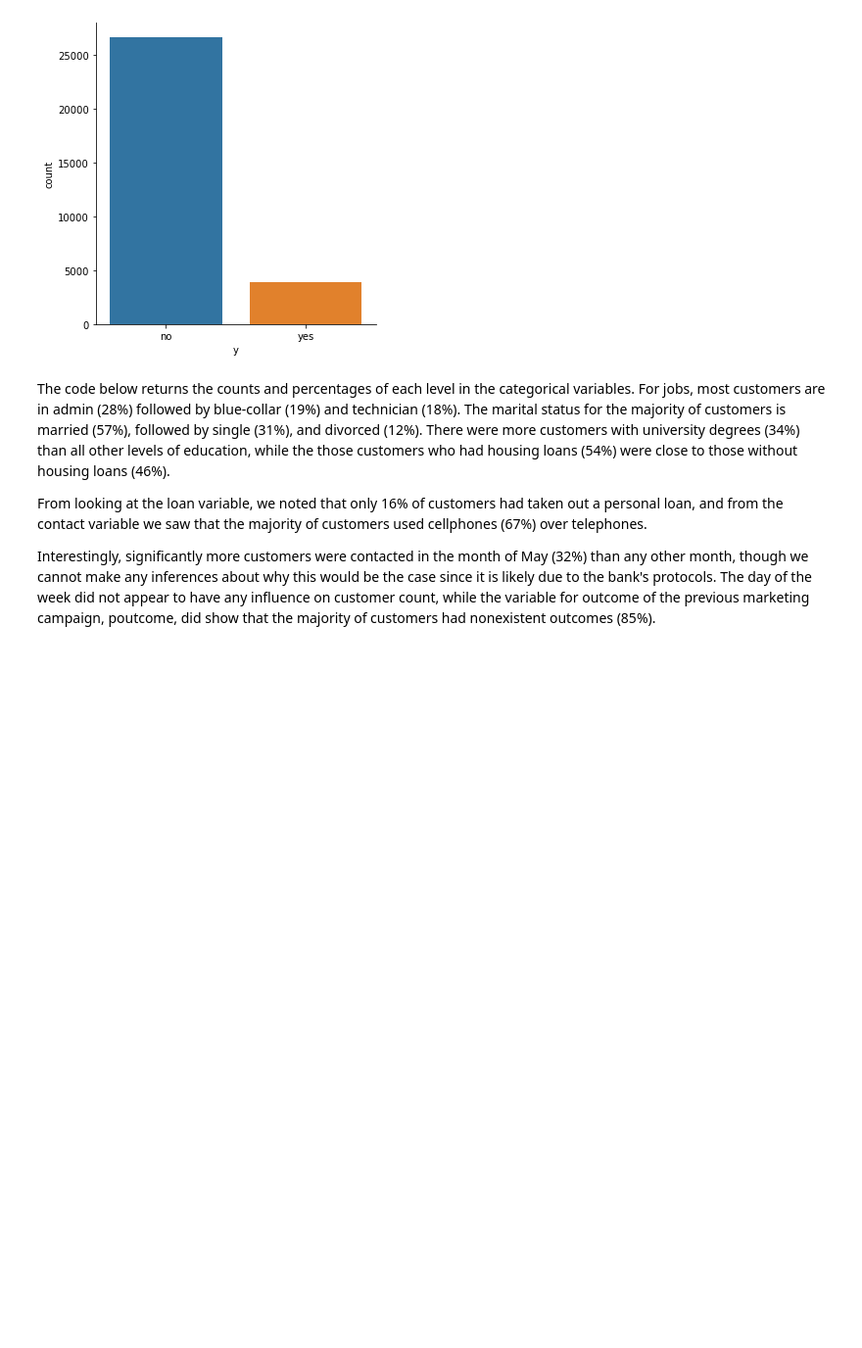
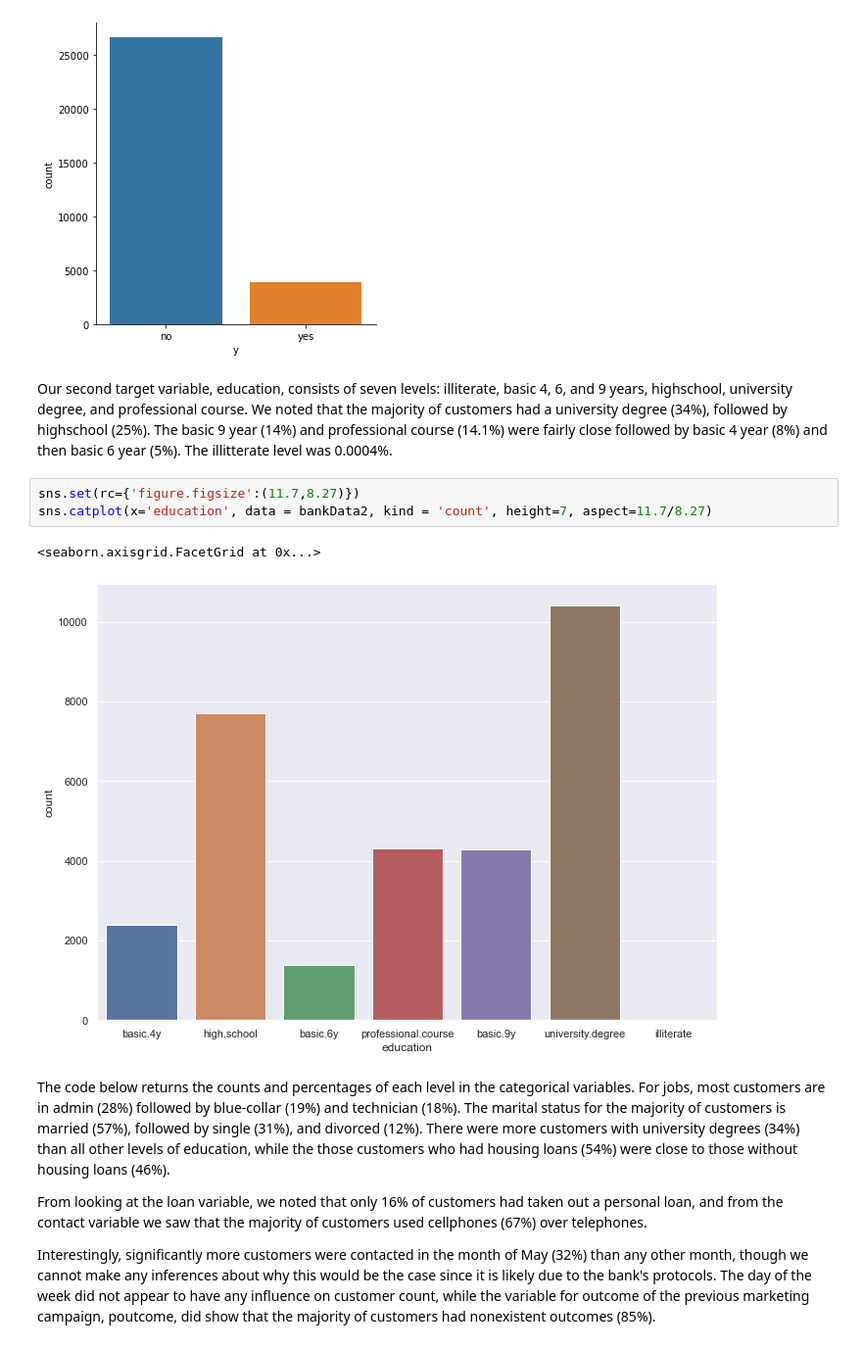
Before and after one commit to ChadKwong/DDSMachineLearning1, a Jupyter notebook: Lab 2/Lab 2.ipynb, the cells around one changed output. Shown: that part at 98% size. Saved outputs shown, nothing was run; the diff lists cells and outputs as text; blank space fills up the shorter version.

```diff
--- a/Lab 2/Lab 2.ipynb
+++ b/Lab 2/Lab 2.ipynb
@@ -162,6 +162,14 @@ sns.catplot(x='y', data = bankData2, kind = 'count')
 # %% [output]
 <seaborn.axisgrid.FacetGrid at 0x...>
 [figure]
+# %% [markdown]
+Our second target variable, education, consists of seven levels: illiterate, basic 4, 6, and 9 years, highschool, university degree, and professional course. We noted that the majority of customers had a university degree (34%), followed by highschool (25%). The basic 9 year (14%) and professional course (14.1%) were fairly close followed by basic 4 year (8%) and then basic 6 year (5%). The illitterate level was 0.0004%.
+# %%
+sns.set(rc={'figure.figsize':(11.7,8.27)})
+sns.catplot(x='education', data = bankData2, kind = 'count', height=7, aspect=11.7/8.27)
+# %% [output]
+<seaborn.axisgrid.FacetGrid at 0x...>
+[figure, added]
 # %% [markdown]
 The code below returns the counts and percentages of each level in the categorical variables. For jobs, most customers are in admin (28%) followed by blue-collar (19%) and technician (18%). The marital status for the majority of customers is married (57%), followed by single (31%), and divorced (12%). There were more customers with university degrees (34%) than all other levels of education, while the those customers who had housing loans (54%) were close to those without housing loans (46%).
 
```
Also changed, not shown: parts of 4 cells of this notebook.
